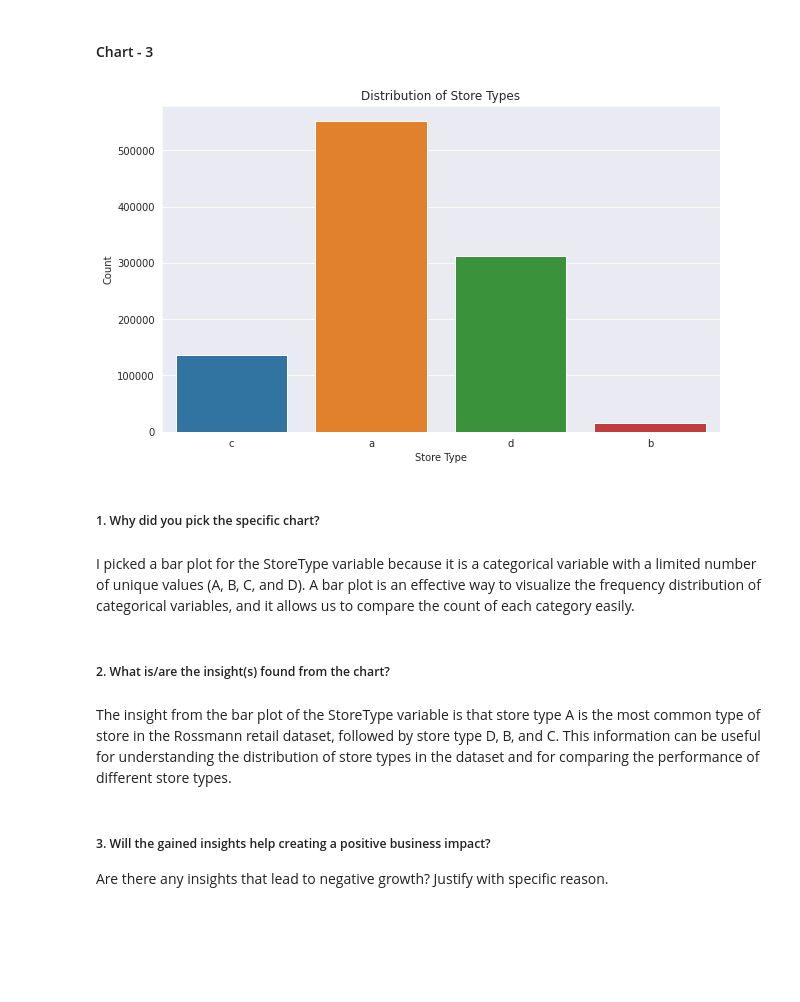
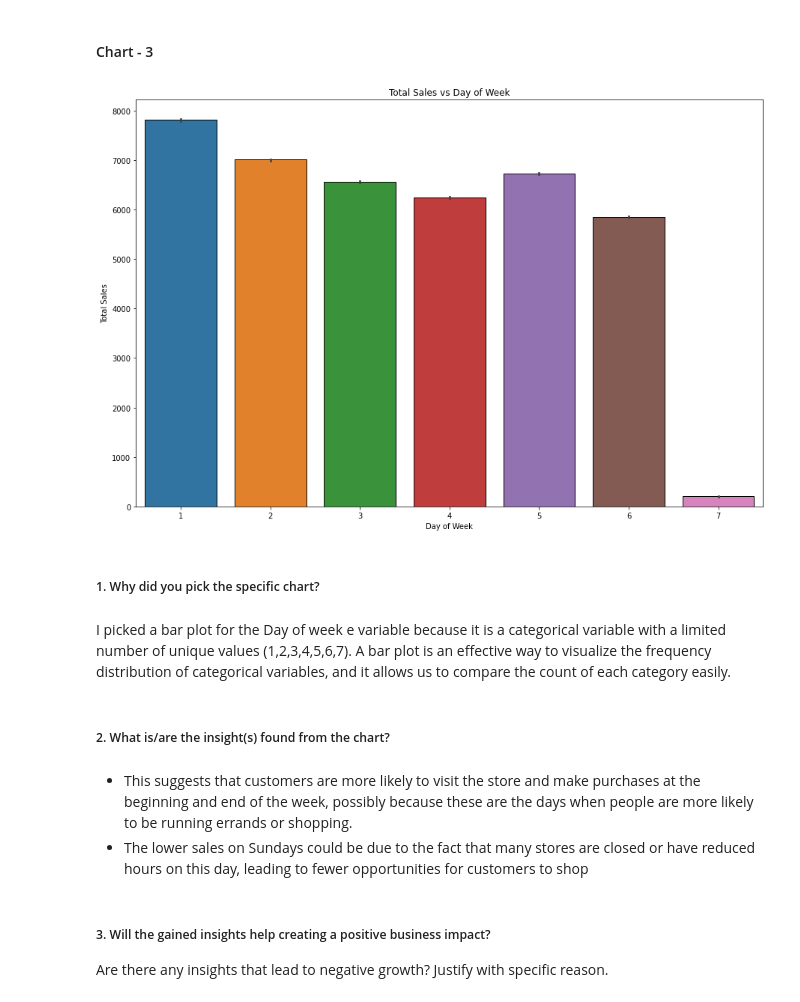
Before and after one commit to shivam887423/Retail-Sales-Prediction, a Jupyter notebook: ML_CAPSTONE.ipynb, the cells around one changed output. Drawn from its saved outputs; the diff is of its cells as text; code cells hidden in the pictures; blank space fills up the shorter version.

```diff
--- a/ML_CAPSTONE.ipynb
+++ b/ML_CAPSTONE.ipynb
@@ -787,24 +790,26 @@ We Plotted the frequency distributed graph for customer attribute. Accordingly w
 # %% [markdown]
 #### Chart - 3
 # %%
-#Chart- We can use seaborn's countplot to visualize the count of store type in the dataset.
-fig, ax = plt.subplots(figsize=(10, 6))
-sns.set_style("whitegrid")
-sns.countplot(x="StoreType", data=data)
-plt.title("Distribution of Store Types")
-plt.xlabel("Store Type")
-plt.ylabel("Count")
+
+# Plot the sales vs day of the week
+fig, ax = plt.subplots(figsize=(15, 10))
+
+plots=sns.barplot(x=data['DayOfWeek'],y=data['Sales'],edgecolor='black')
+plt.title('Total Sales vs Day of Week')
+plt.xlabel('Day of Week')
+plt.ylabel('Total Sales')
 plt.show()
 # %% [output]
-[figure, old version]
+[figure, new version]
 # %% [markdown]
 ##### 1. Why did you pick the specific chart?
 # %% [markdown]
-I picked a bar plot for the StoreType variable because it is a categorical variable with a limited number of unique values (A, B, C, and D). A bar plot is an effective way to visualize the frequency distribution of categorical variables, and it allows us to compare the count of each category easily.
+I picked a bar plot for the Day of week e variable because it is a categorical variable with a limited number of unique values (1,2,3,4,5,6,7). A bar plot is an effective way to visualize the frequency distribution of categorical variables, and it allows us to compare the count of each category easily.
 # %% [markdown]
 ##### 2. What is/are the insight(s) found from the chart?
-# %% [markdown]
-The insight from the bar plot of the StoreType variable is that store type A is the most common type of store in the Rossmann retail dataset, followed by store type D, B, and C. This information can be useful for understanding the distribution of store types in the dataset and for comparing the performance of different store types.
+# %% [markdown]
+* This suggests that customers are more likely to visit the store and make purchases at the beginning and end of the week, possibly because these are the days when people are more likely to be running errands or shopping.
+* The lower sales on Sundays could be due to the fact that many stores are closed or have reduced hours on this day, leading to fewer opportunities for customers to shop
 # %% [markdown]
 ##### 3. Will the gained insights help creating a positive business impact?
 Are there any insights that lead to negative growth? Justify with specific reason.
```
Also changed, not shown: parts of 33 cells of this notebook.
